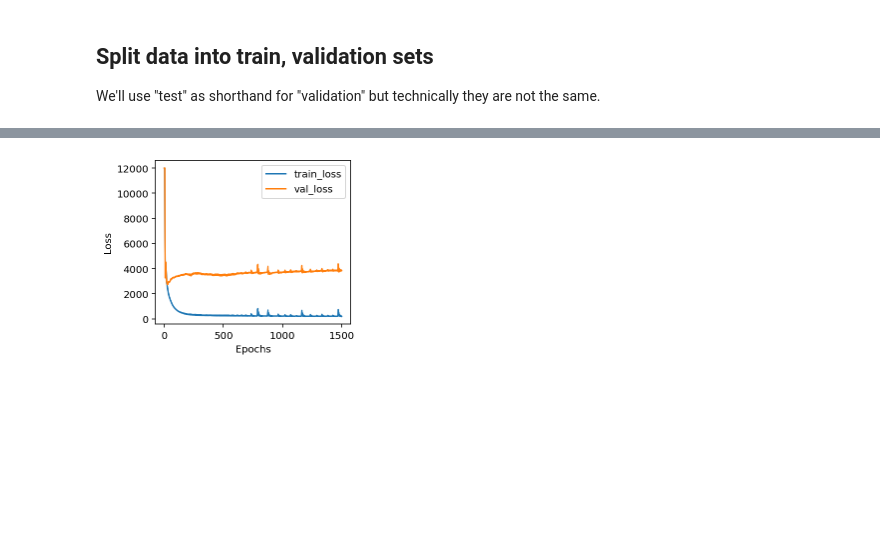
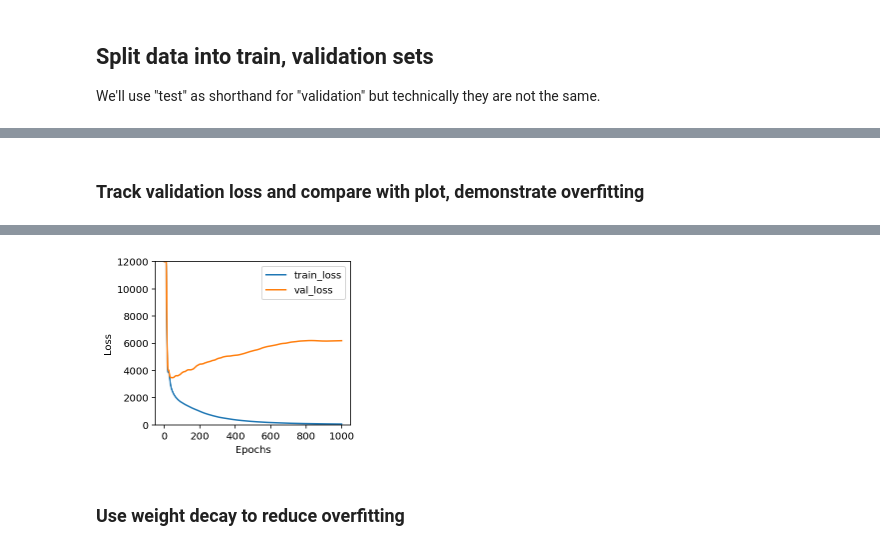
Before and after one commit to parrt/fundamentals-of-deep-learning, a Jupyter notebook: notebooks/diabetes-train-test.ipynb, the cells around one changed output, grey strips where cells are left out. Drawn from its saved outputs; the diff is of its cells as text; code cells hidden in the pictures; blank space fills up the shorter version.

```diff
--- a/notebooks/diabetes-train-test.ipynb
+++ b/notebooks/diabetes-train-test.ipynb
@@ -84,3 +112,38 @@ y_test = torch.tensor(y_test).float().reshape(-1,1)
+# %% [markdown]
+### Track validation loss and compare with plot, demonstrate overfitting
+# %%
+def train1(model, X_train, X_test, y_train, y_test,
+           learning_rate = .5, nepochs=2000):
+    optimizer = torch.optim.Adam(model.parameters(), lr=learning_rate)
+    history = [] # track training and validation loss
+    for epoch in range(nepochs+1):
+        y_pred = model(X_train)
+        loss = torch.mean((y_pred - y_train)**2)
+        y_pred_test = model(X_test)
+        loss_test = torch.mean((y_pred_test - y_test)**2)
+        history.append((loss, loss_test))
+        if epoch % (nepochs//10) == 0:
+            print(f"Epoch {epoch:4d} MSE train loss {loss:12.3f}   test loss {loss_test:12.3f}")
+
+        optimizer.zero_grad()
+        loss.backward() # autograd computes w1.grad, b1.grad, ...
+        optimizer.step()
+    return torch.tensor(history)
+# %%
+def plot_history(history, ax=None, maxy=None):
+    if ax is None:
+        fig, ax = plt.subplots(1,1, figsize=(3.5,3))
+    ax.set_ylabel("Loss")
+    ax.set_xlabel("Epochs")
+    accur = history[:,0]
+    val_accur = history[:,1]
+    if maxy:
+        ax.set_ylim(0,maxy)
+    else:
+        ax.set_ylim(0,torch.max(val_accur))
+    ax.plot(accur, label='train_loss')
+    ax.plot(val_accur, label='val_loss')
+    ax.legend(loc='upper right')
 # %%
 ncols = X.shape[1]
 n_neurons = 100
@@ -90,10 +153,8 @@ model = nn.Sequential(
     nn.Linear(n_neurons, 1)
 )
 
-with tsensor.clarify():
-    history = train(model, X_train, X_test, y_train, y_test,
-                    learning_rate=.35, nepochs=1500,
-                    weight_decay=.2)
+history = train1(model, X_train, X_test, y_train, y_test,
+                 learning_rate=.1, nepochs=1000)
 
 plot_history(torch.clamp(history, 0, 12000))
 # %% [output]
@@ -112 +172,3 @@ LAST       MSE train loss      190.281   test loss     3830.319
-[figure, old version]
+[figure, new version]
+# %% [markdown]
+### Use weight decay to reduce overfitting
```
Also changed, not shown: parts of 21 cells of this notebook.
